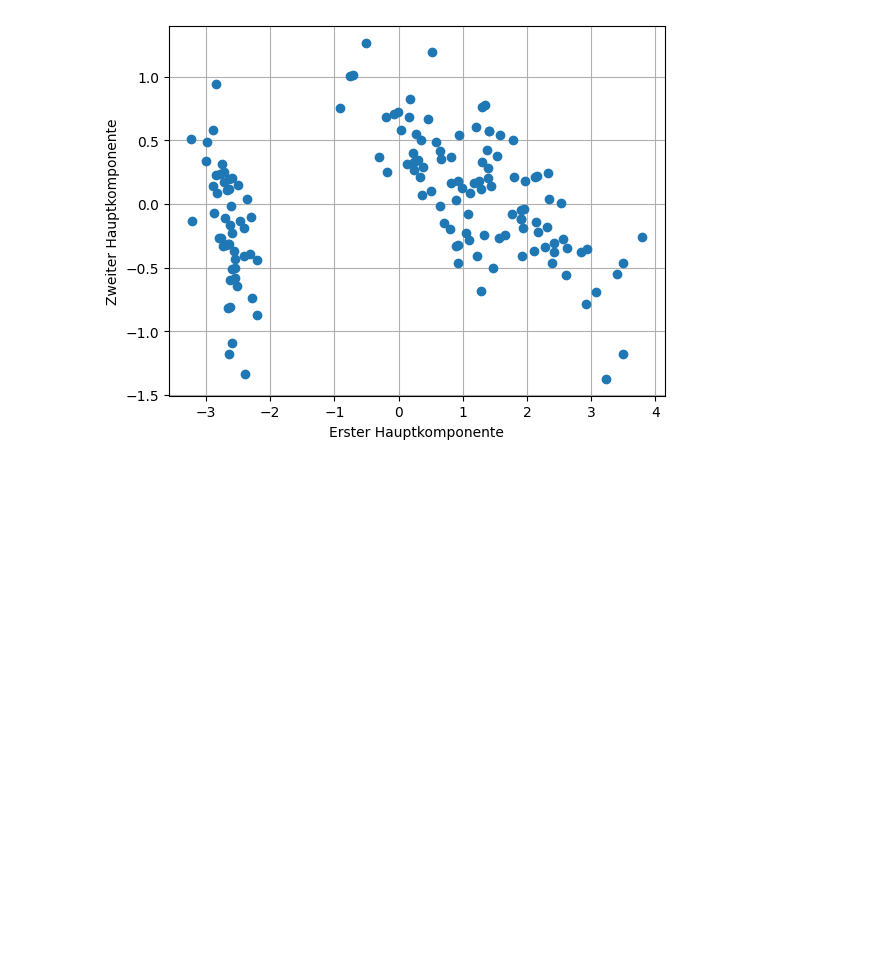
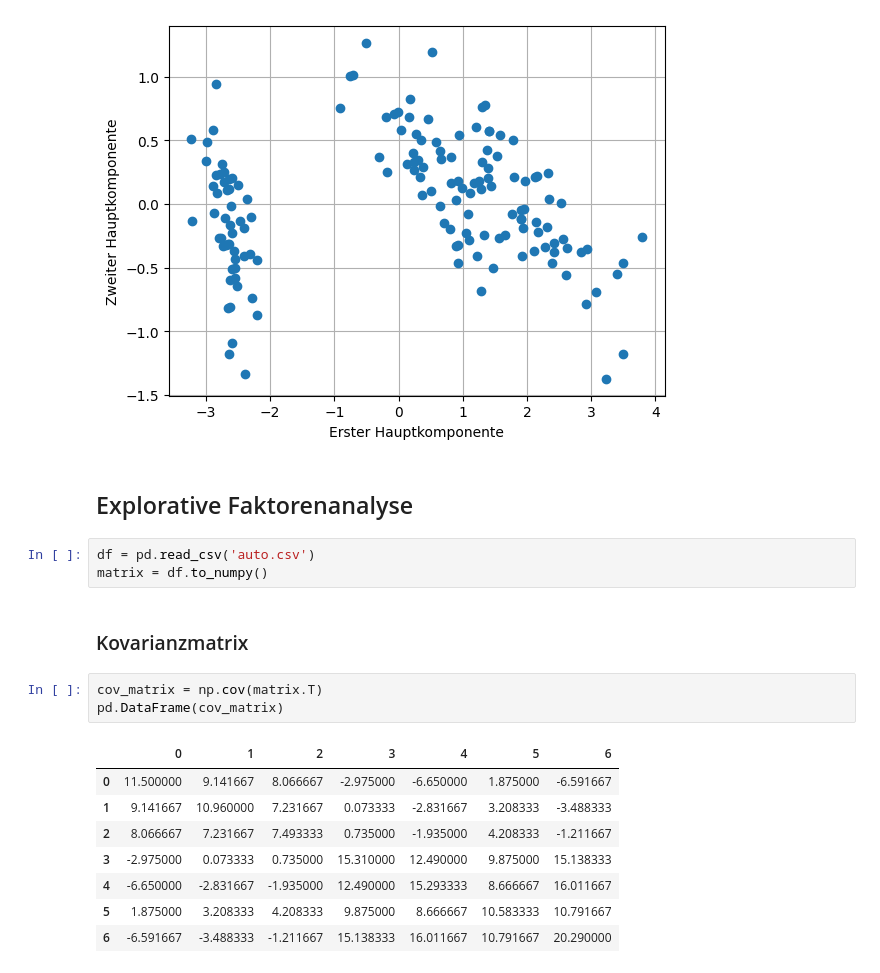
Before and after one commit to tombk556/Mehrdim.-Datenanalyse-und-stat.-Lernverfahren, a Jupyter notebook: Python/Prüfungsbeispiele.ipynb, the cells around one changed output. Drawn from its saved outputs; the diff is of its cells as text; blank space fills up the shorter version.

```diff
--- a/Python/Prüfungsbeispiele.ipynb
+++ b/Python/Prüfungsbeispiele.ipynb
@@ -388,3 +388,22 @@ plt.grid()
 plt.show()
 # %% [output]
 [figure]
+# %% [markdown]
+## Explorative Faktorenanalyse
+# %%
+df = pd.read_csv('auto.csv')
+matrix = df.to_numpy()
+# %% [markdown]
+### Kovarianzmatrix
+# %%
+cov_matrix = np.cov(matrix.T)
+pd.DataFrame(cov_matrix)
+# %% [output]
+|  | 0 | 1 | 2 | 3 | 4 | 5 | 6 |
+| 0 | 11.500000 | 9.141667 | 8.066667 | -2.975000 | -6.650000 | 1.875000 | -6.591667 |
+| 1 | 9.141667 | 10.960000 | 7.231667 | 0.073333 | -2.831667 | 3.208333 | -3.488333 |
+| 2 | 8.066667 | 7.231667 | 7.493333 | 0.735000 | -1.935000 | 4.208333 | -1.211667 |
+| 3 | -2.975000 | 0.073333 | 0.735000 | 15.310000 | 12.490000 | 9.875000 | 15.138333 |
+| 4 | -6.650000 | -2.831667 | -1.935000 | 12.490000 | 15.293333 | 8.666667 | 16.011667 |
+| 5 | 1.875000 | 3.208333 | 4.208333 | 9.875000 | 8.666667 | 10.583333 | 10.791667 |
+| 6 | -6.591667 | -3.488333 | -1.211667 | 15.138333 | 16.011667 | 10.791667 | 20.290000 |
```
Also changed, not shown: parts of 7 cells of this notebook, 2 other files.
